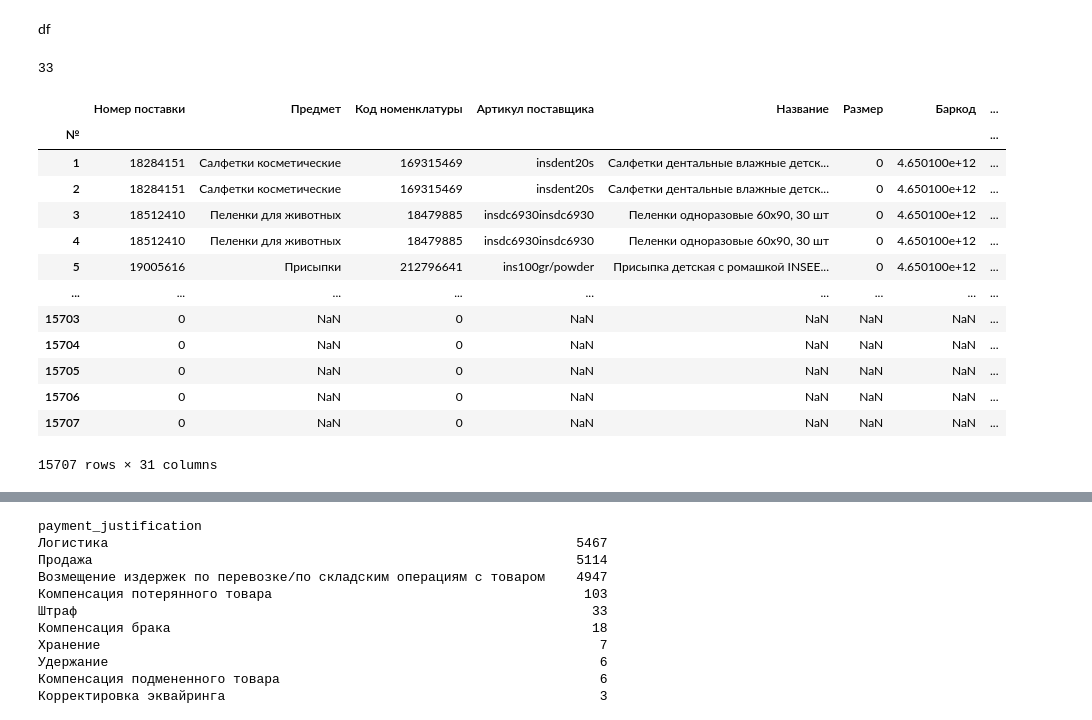
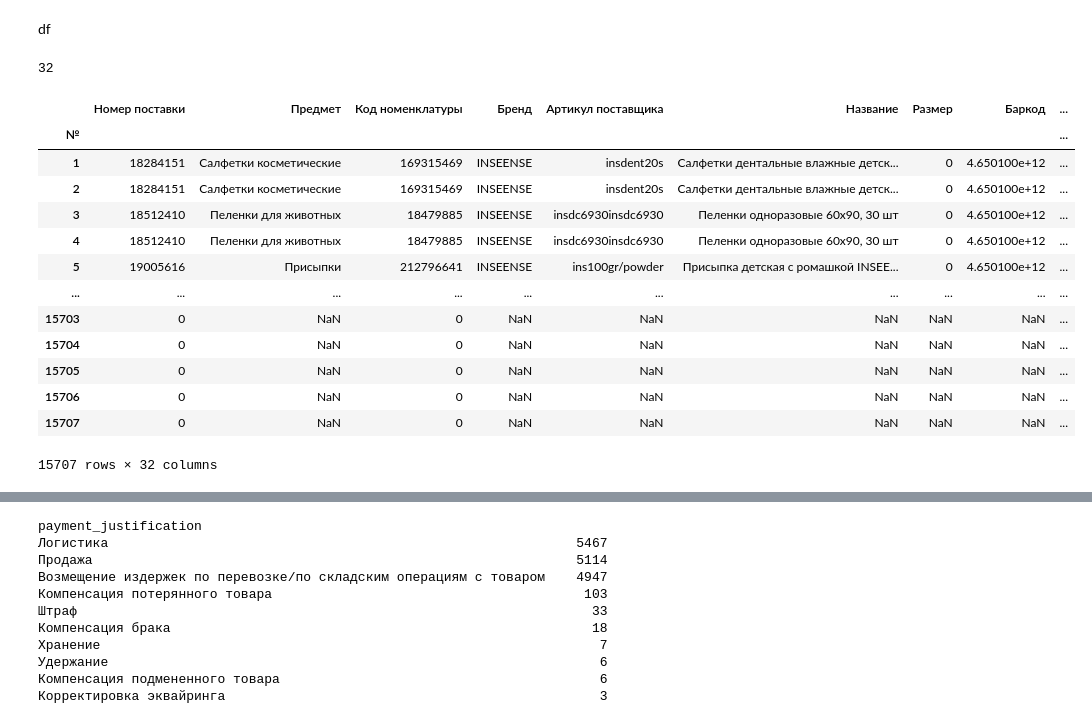
Before and after one commit to pasternak01/Wildberries_api, a Jupyter notebook: Temp/temp_fin_report_observe.ipynb, the cells around one changed output, grey strips where cells are left out. Cells and saved outputs as stored; diff of their text form; code cells hidden in the pictures.

```diff
--- a/Temp/temp_fin_report_observe.ipynb
+++ b/Temp/temp_fin_report_observe.ipynb
@@ -39,49 +39,49 @@ columns_to_drop_by_WB_recommendation = [
     'Наименование банка-эквайера',
     'Номер офиса',
     'Наименование офиса доставки',
     'ИНН партнера',
     'Партнер'
 ]
 
 custom_columns_to_drop = [
-    'Бренд',
+
     'Согласованный продуктовый дисконт, %',
     'Промокод %',
     'Итоговая согласованная скидка, %',
     'Цена розничная с учетом согласованной скидки',
     'Дата начала действия фиксации',
     'Дата конца действия фиксации',
     'Признак услуги платной доставки',
     'Стикер МП',
     'Номер таможенной декларации',
     'Номер сборочного задания',
     'Код маркировки',
     'Организатор перевозки',
     'Удержания',
     'Фиксированный коэффициент склада по поставке',
     'Признак продажи юридическому лицу',
     'Номер короба для платной приемки'
 ]
 print(len(columns_to_drop_by_WB_recommendation+ custom_columns_to_drop))
 
 df = df.drop(columns=columns_to_drop_by_WB_recommendation + custom_columns_to_drop)
 df
 # %% [output]
-33
+32
-|  | Номер поставки | Предмет | Код номенклатуры | Артикул поставщика | Название | Размер | Баркод | ... |
-| № |  |  |  |  |  |  |  | ... |
-| 1 | 18284151 | Салфетки косметические | 169315469 | insdent20s | Салфетки дентальные влажные детск... | 0 | 4.650100e+12 | ... |
-| 2 | 18284151 | Салфетки косметические | 169315469 | insdent20s | Салфетки дентальные влажные детск... | 0 | 4.650100e+12 | ... |
-| 3 | 18512410 | Пеленки для животных | 18479885 | insdc6930insdc6930 | Пеленки одноразовые 60x90, 30 шт | 0 | 4.650100e+12 | ... |
-| 4 | 18512410 | Пеленки для животных | 18479885 | insdc6930insdc6930 | Пеленки одноразовые 60x90, 30 шт | 0 | 4.650100e+12 | ... |
-| 5 | 19005616 | Присыпки | 212796641 | ins100gr/powder | Присыпка детская с ромашкой INSEE... | 0 | 4.650100e+12 | ... |
-| ... | ... | ... | ... | ... | ... | ... | ... | ... |
-| 15703 | 0 | NaN | 0 | NaN | NaN | NaN | NaN | ... |
-| 15704 | 0 | NaN | 0 | NaN | NaN | NaN | NaN | ... |
-| 15705 | 0 | NaN | 0 | NaN | NaN | NaN | NaN | ... |
-| 15706 | 0 | NaN | 0 | NaN | NaN | NaN | NaN | ... |
-| 15707 | 0 | NaN | 0 | NaN | NaN | NaN | NaN | ... |
+|  | Номер поставки | Предмет | Код номенклатуры | Бренд | Артикул поставщика | Название | Размер | Баркод | ... |
+| № |  |  |  |  |  |  |  |  | ... |
+| 1 | 18284151 | Салфетки косметические | 169315469 | INSEENSE | insdent20s | Салфетки дентальные влажные детск... | 0 | 4.650100e+12 | ... |
+| 2 | 18284151 | Салфетки косметические | 169315469 | INSEENSE | insdent20s | Салфетки дентальные влажные детск... | 0 | 4.650100e+12 | ... |
+| 3 | 18512410 | Пеленки для животных | 18479885 | INSEENSE | insdc6930insdc6930 | Пеленки одноразовые 60x90, 30 шт | 0 | 4.650100e+12 | ... |
+| 4 | 18512410 | Пеленки для животных | 18479885 | INSEENSE | insdc6930insdc6930 | Пеленки одноразовые 60x90, 30 шт | 0 | 4.650100e+12 | ... |
+| 5 | 19005616 | Присыпки | 212796641 | INSEENSE | ins100gr/powder | Присыпка детская с ромашкой INSEE... | 0 | 4.650100e+12 | ... |
+| ... | ... | ... | ... | ... | ... | ... | ... | ... | ... |
+| 15703 | 0 | NaN | 0 | NaN | NaN | NaN | NaN | NaN | ... |
+| 15704 | 0 | NaN | 0 | NaN | NaN | NaN | NaN | NaN | ... |
+| 15705 | 0 | NaN | 0 | NaN | NaN | NaN | NaN | NaN | ... |
+| 15706 | 0 | NaN | 0 | NaN | NaN | NaN | NaN | NaN | ... |
+| 15707 | 0 | NaN | 0 | NaN | NaN | NaN | NaN | NaN | ... |
-15707 rows × 31 columns
+15707 rows × 32 columns
 # %%
 df.columns = [i.replace(" ", "_") for i in df.columns]
 
```
Also changed, not shown: parts of 1 cell of this notebook, 15 other files.
